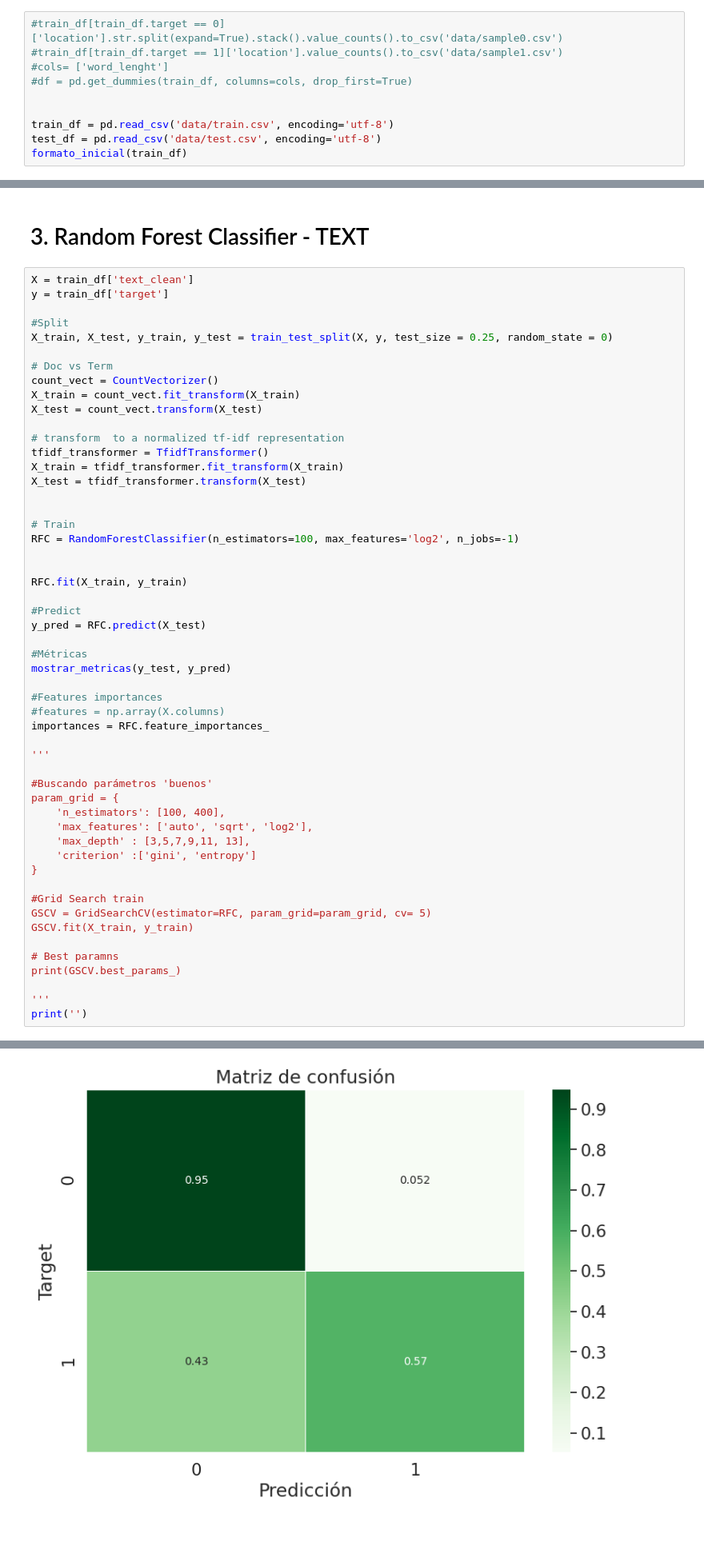
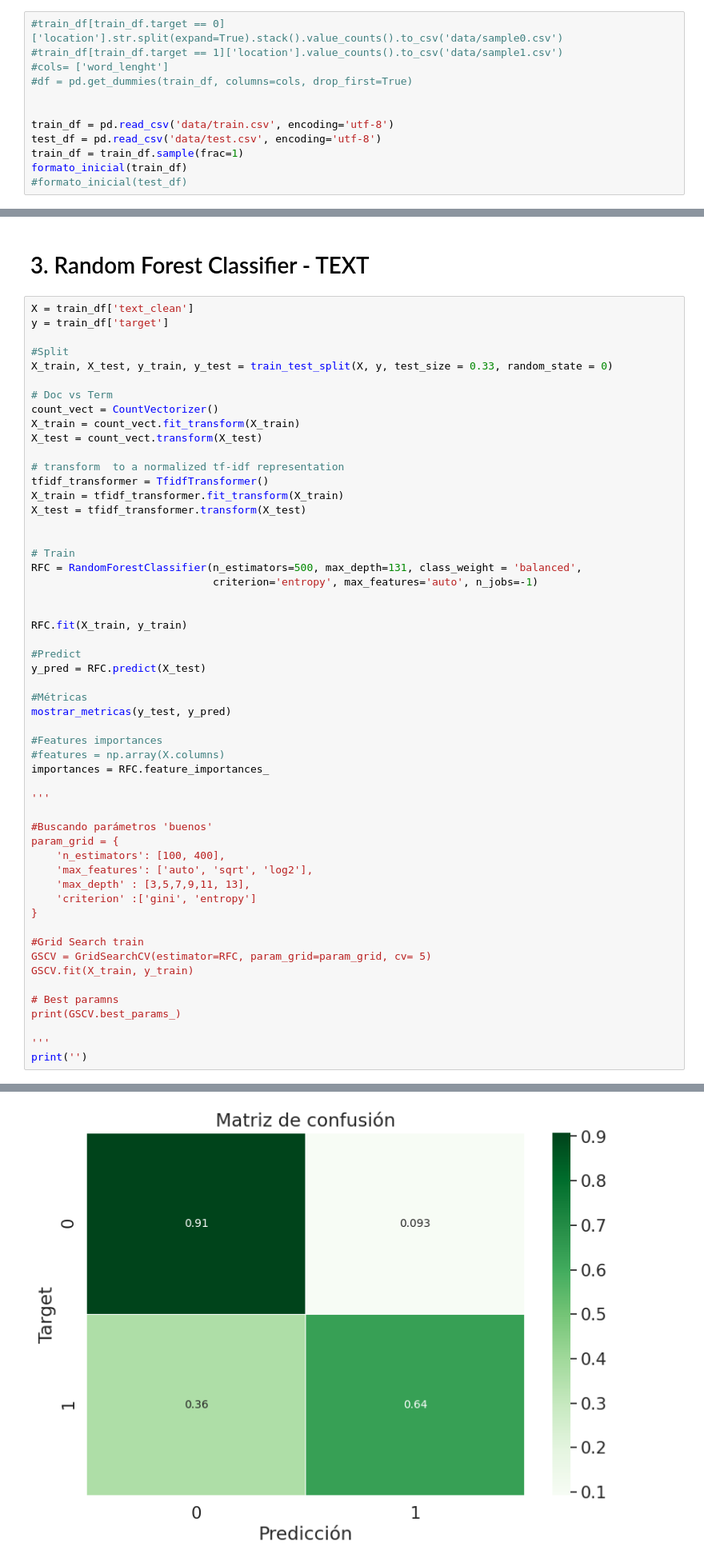
Before and after one commit to delpinor/datos7506, a Jupyter notebook: TP2 - ML.ipynb, the cells around one changed output, grey strips where cells are left out. Shown at 80% size. Saved outputs shown, nothing was run; the diff lists cells and outputs as text; blank space fills up the shorter version.

```diff
--- a/TP2 - ML.ipynb
+++ b/TP2 - ML.ipynb
@@ -485,4 +525,6 @@ def formato_inicial(df):
 
 train_df = pd.read_csv('data/train.csv', encoding='utf-8')
 test_df = pd.read_csv('data/test.csv', encoding='utf-8')
+train_df = train_df.sample(frac=1)
 formato_inicial(train_df)
+#formato_inicial(test_df)
@@ -813,7 +869,7 @@ X = train_df['text_clean']
 y = train_df['target']
 
 #Split
-X_train, X_test, y_train, y_test = train_test_split(X, y, test_size = 0.25, random_state = 0)
+X_train, X_test, y_train, y_test = train_test_split(X, y, test_size = 0.33, random_state = 0)
 
 # Doc vs Term
 count_vect = CountVectorizer()
@@ -827,7 +883,8 @@ X_test = tfidf_transformer.transform(X_test)
 
 
 # Train
-RFC = RandomForestClassifier(n_estimators=100, max_features='log2', n_jobs=-1)
+RFC = RandomForestClassifier(n_estimators=500, max_depth=131, class_weight = 'balanced',
+                             criterion='entropy', max_features='auto', n_jobs=-1)
 
 
 RFC.fit(X_train, y_train)
@@ -880,4 +937,4 @@ ROC:
-[figure, old version]
+[figure, new version]
 # %% [markdown]
 # 4. Regresión Logística - TEXT
 # %%
```
Also changed, not shown: parts of 9 cells of this notebook.
